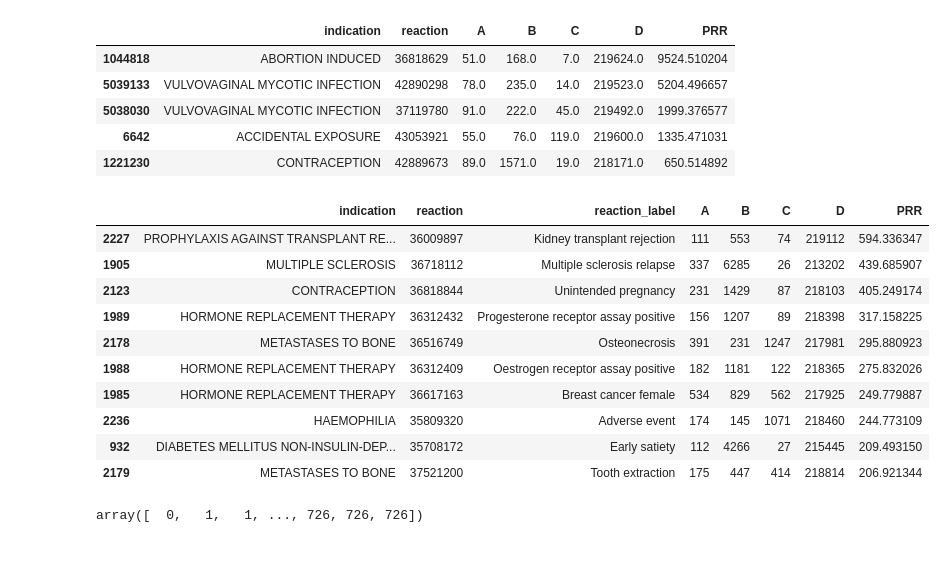
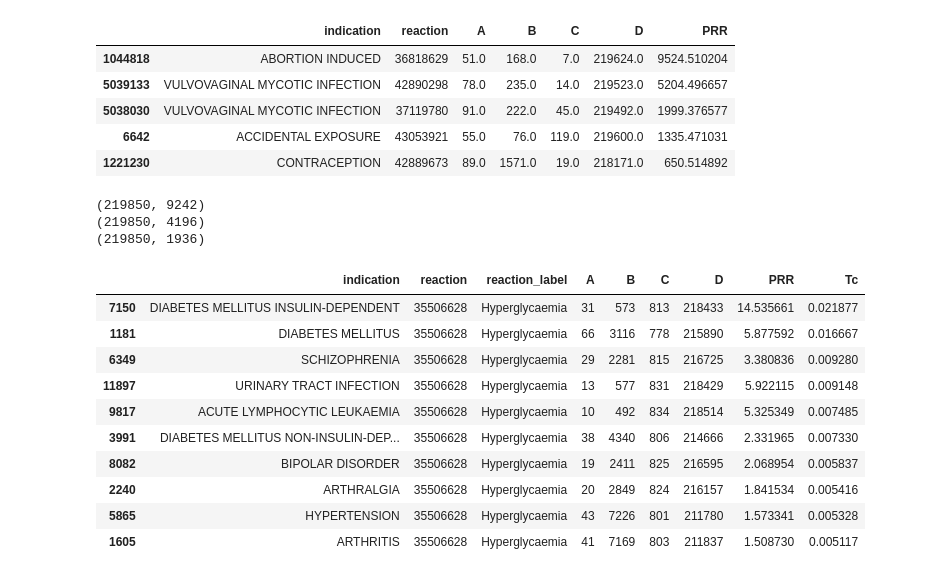
Before and after one commit to tatonetti-lab/offsides, a Jupyter notebook: notebooks/Identifying Confounders.ipynb, the cells around one changed output. Cells and saved outputs as stored; diff of their text form; code cells hidden in the pictures.

Commit message:
added code to identify and plot confoudning by indication and by co-prescription

```diff
--- a/notebooks/Identifying Confounders.ipynb
+++ b/notebooks/Identifying Confounders.ipynb
@@ -83,29 +102,11 @@ ordered_indications = [key for key, index in sorted(indication2index.items(), ke
-# %%
-reactions = sp.sparse.load_npz(os.path.join(dataset_path, 'reports_by_reactions.npz'))
-indications = sp.sparse.load_npz(os.path.join(dataset_path, 'reports_by_indications.npz'))
-
-A = (indications.T @ reactions).toarray()
-B = (indications.sum(0).T - A).A
-# B[B==0] = 1
-C = (reactions.sum(0) - A).A
-# C[C==0] = 1
-D = (num_reports- (A+B+C))
-
-PRRs = ((A/B)/(C/D))
-# %%
-mask = A>=50
-indices = np.where(mask)
-inds = [ordered_indications[i] for i in indices[0]]
-rxns = [ordered_reactions[i] for i in indices[1]]
-rxn_labels = [reaction2label[ordered_reactions[i]] for i in indices[1]]
-
-ind_prrs = pd.DataFrame({
-    'indication': inds,
-    'reaction': rxns,
-    'reaction_label': rxn_labels,
-    'A': A[mask],
-    'B': B[mask],
-    'C': C[mask],
-    'D': D[mask],
-    'PRR': PRRs[mask],
-})
+# %%
+reactions = sp.sparse.load_npz(os.path.join(dataset_path, 'reports_by_reactions.npz'))
+print(reactions.shape)
+indications = sp.sparse.load_npz(os.path.join(dataset_path, 'reports_by_indications.npz'))
+print(indications.shape)
+ingredients = sp.sparse.load_npz(os.path.join(dataset_path, 'reports_by_ingredients.npz'))
+print(ingredients.shape)
+# %% [output]
+(219850, 9242)
+(219850, 4196)
+(219850, 1936)
@@ -112,19 +152,23 @@ ind_prrs = pd.DataFrame({
 # %%
-ind_prrs[ind_prrs['A'] >= 100].sort_values(by='PRR', ascending=False).head(10)
-# ind_prrs[(ind_prrs['reaction']=='35506628')].sort_values(by='A', ascending=False).head(10)
+matrices = compute_matrices(indications, reactions, num_reports)
+
+ind_rxn = build_dataframe(matrices,
+                          ordered_indications, 'indication',
+                          ordered_reactions, 'reaction',
+                          m22label=reaction2label,
+                          minA=10)
+
+# ind_rxn.sort_values(by='Tc', ascending=False).head(10)
+ind_rxn[(ind_rxn['reaction']=='35506628')].sort_values(by='Tc', ascending=False).head(10)
 # %% [output]
-|  | indication | reaction | reaction_label | A | B | C | D | PRR |
-| 2227 | PROPHYLAXIS AGAINST TRANSPLANT RE... | 36009897 | Kidney transplant rejection | 111 | 553 | 74 | 219112 | 594.336347 |
-| 1905 | MULTIPLE SCLEROSIS | 36718112 | Multiple sclerosis relapse | 337 | 6285 | 26 | 213202 | 439.685907 |
-| 2123 | CONTRACEPTION | 36818844 | Unintended pregnancy | 231 | 1429 | 87 | 218103 | 405.249174 |
-| 1989 | HORMONE REPLACEMENT THERAPY | 36312432 | Progesterone receptor assay positive | 156 | 1207 | 89 | 218398 | 317.158225 |
-| 2178 | METASTASES TO BONE | 36516749 | Osteonecrosis | 391 | 231 | 1247 | 217981 | 295.880923 |
-| 1988 | HORMONE REPLACEMENT THERAPY | 36312409 | Oestrogen receptor assay positive | 182 | 1181 | 122 | 218365 | 275.832026 |
-| 1985 | HORMONE REPLACEMENT THERAPY | 36617163 | Breast cancer female | 534 | 829 | 562 | 217925 | 249.779887 |
-| 2236 | HAEMOPHILIA | 35809320 | Adverse event | 174 | 145 | 1071 | 218460 | 244.773109 |
-| 932 | DIABETES MELLITUS NON-INSULIN-DEP... | 35708172 | Early satiety | 112 | 4266 | 27 | 215445 | 209.493150 |
-| 2179 | METASTASES TO BONE | 37521200 | Tooth extraction | 175 | 447 | 414 | 218814 | 206.921344 |
+|  | indication | reaction | reaction_label | A | B | C | D | PRR | Tc |
+| 7150 | DIABETES MELLITUS INSULIN-DEPENDENT | 35506628 | Hyperglycaemia | 31 | 573 | 813 | 218433 | 14.535661 | 0.021877 |
+| 1181 | DIABETES MELLITUS | 35506628 | Hyperglycaemia | 66 | 3116 | 778 | 215890 | 5.877592 | 0.016667 |
+| 6349 | SCHIZOPHRENIA | 35506628 | Hyperglycaemia | 29 | 2281 | 815 | 216725 | 3.380836 | 0.009280 |
+| 11897 | URINARY TRACT INFECTION | 35506628 | Hyperglycaemia | 13 | 577 | 831 | 218429 | 5.922115 | 0.009148 |
+| 9817 | ACUTE LYMPHOCYTIC LEUKAEMIA | 35506628 | Hyperglycaemia | 10 | 492 | 834 | 218514 | 5.325349 | 0.007485 |
+| 3991 | DIABETES MELLITUS NON-INSULIN-DEP... | 35506628 | Hyperglycaemia | 38 | 4340 | 806 | 214666 | 2.331965 | 0.007330 |
+| 8082 | BIPOLAR DISORDER | 35506628 | Hyperglycaemia | 19 | 2411 | 825 | 216595 | 2.068954 | 0.005837 |
+| 2240 | ARTHRALGIA | 35506628 | Hyperglycaemia | 20 | 2849 | 824 | 216157 | 1.841534 | 0.005416 |
+| 5865 | HYPERTENSION | 35506628 | Hyperglycaemia | 43 | 7226 | 801 | 211780 | 1.573341 | 0.005328 |
+| 1605 | ARTHRITIS | 35506628 | Hyperglycaemia | 41 | 7169 | 803 | 211837 | 1.508730 | 0.005117 |
-# %%
-indices[0]
-# %% [output]
-array([  0,   1,   1, ..., 726, 726, 726])
```
Also changed, not shown: parts of 13 cells of this notebook.
